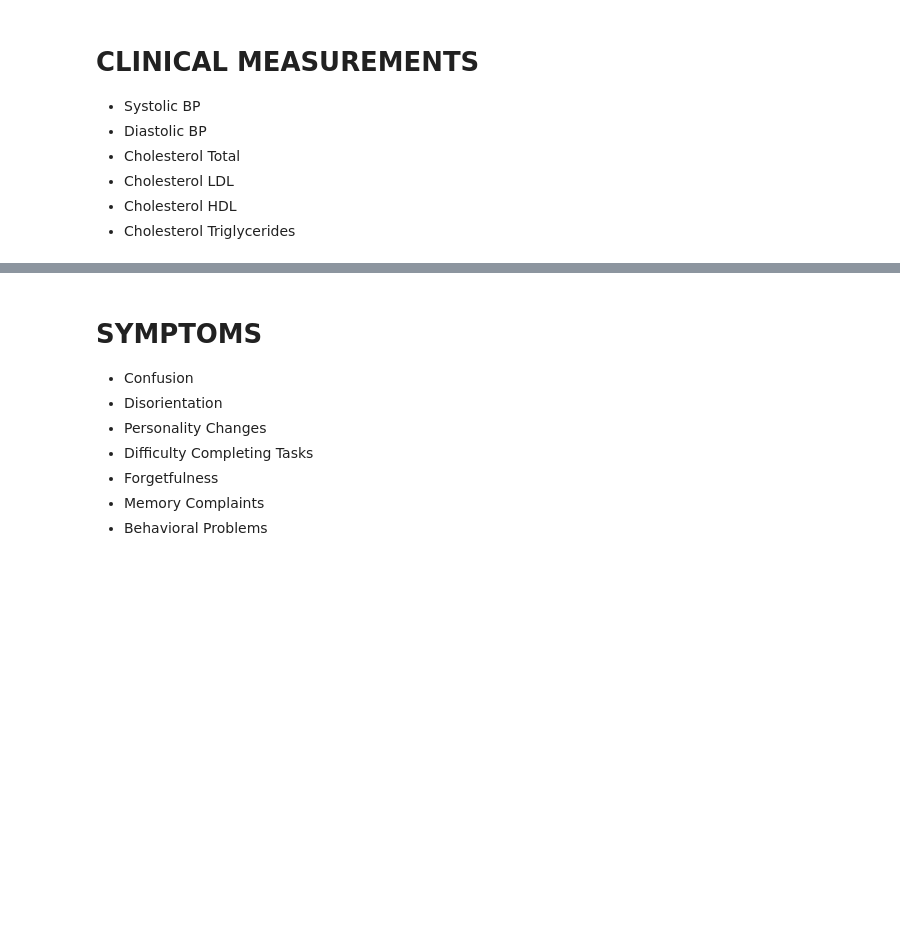
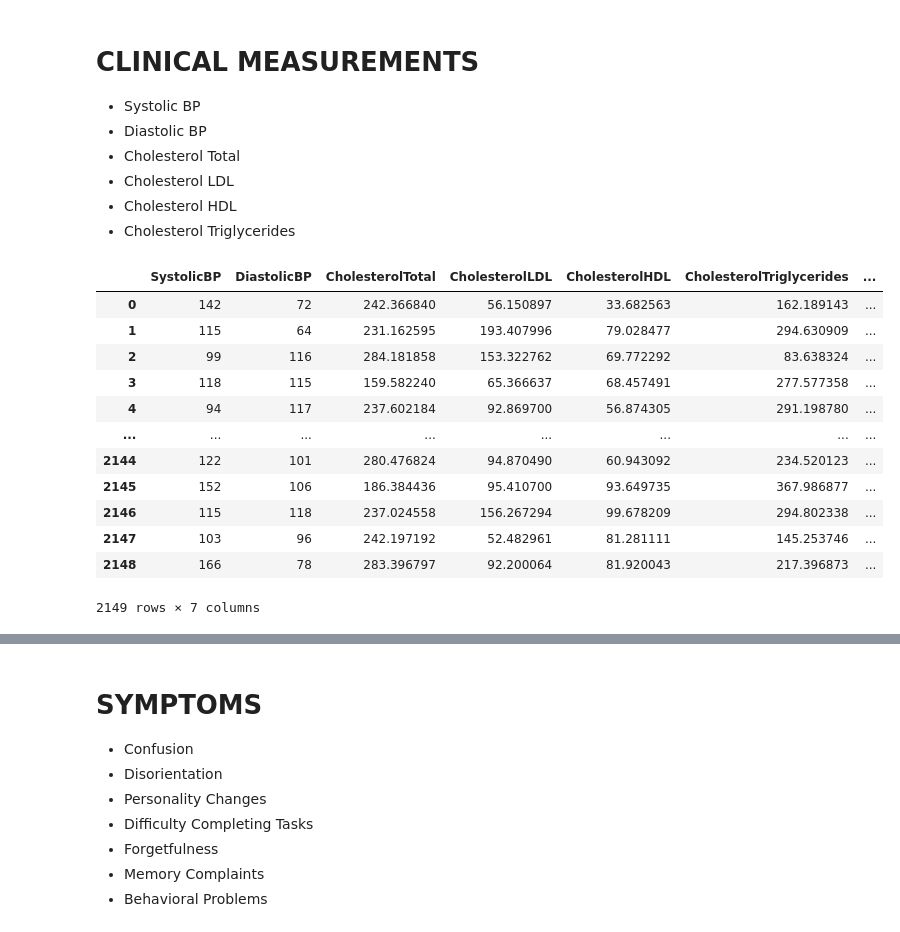
Before and after one commit to maddiejane25/Project-1, a Jupyter notebook: Alzheimers_data.ipynb, the cells around one changed output, grey strips where cells are left out. Saved outputs shown, nothing was run; the diff lists cells and outputs as text; code cells hidden in the pictures; blank space fills up the shorter version.

```diff
--- a/Alzheimers_data.ipynb
+++ b/Alzheimers_data.ipynb
@@ -234,3 +258,21 @@ plt.ylabel('Count')
 * Cholesterol LDL
 * Cholesterol HDL
 * Cholesterol Triglycerides
+# %%
+#Create a Clinical Measurement dataframe
+clinical_measurements = alzheimer_df[['SystolicBP', 'DiastolicBP', 'CholesterolTotal', 'CholesterolLDL', 'CholesterolHDL', 'CholesterolTriglycerides','Diagnosis']]
+clinical_measurements
+# %% [output]
+|  | SystolicBP | DiastolicBP | CholesterolTotal | CholesterolLDL | CholesterolHDL | CholesterolTriglycerides | ... |
+| 0 | 142 | 72 | 242.366840 | 56.150897 | 33.682563 | 162.189143 | ... |
+| 1 | 115 | 64 | 231.162595 | 193.407996 | 79.028477 | 294.630909 | ... |
+| 2 | 99 | 116 | 284.181858 | 153.322762 | 69.772292 | 83.638324 | ... |
+| 3 | 118 | 115 | 159.582240 | 65.366637 | 68.457491 | 277.577358 | ... |
+| 4 | 94 | 117 | 237.602184 | 92.869700 | 56.874305 | 291.198780 | ... |
+| ... | ... | ... | ... | ... | ... | ... | ... |
+| 2144 | 122 | 101 | 280.476824 | 94.870490 | 60.943092 | 234.520123 | ... |
+| 2145 | 152 | 106 | 186.384436 | 95.410700 | 93.649735 | 367.986877 | ... |
+| 2146 | 115 | 118 | 237.024558 | 156.267294 | 99.678209 | 294.802338 | ... |
+| 2147 | 103 | 96 | 242.197192 | 52.482961 | 81.281111 | 145.253746 | ... |
+| 2148 | 166 | 78 | 283.396797 | 92.200064 | 81.920043 | 217.396873 | ... |
+2149 rows × 7 columns
```
Also changed, not shown: parts of 24 cells of this notebook.
